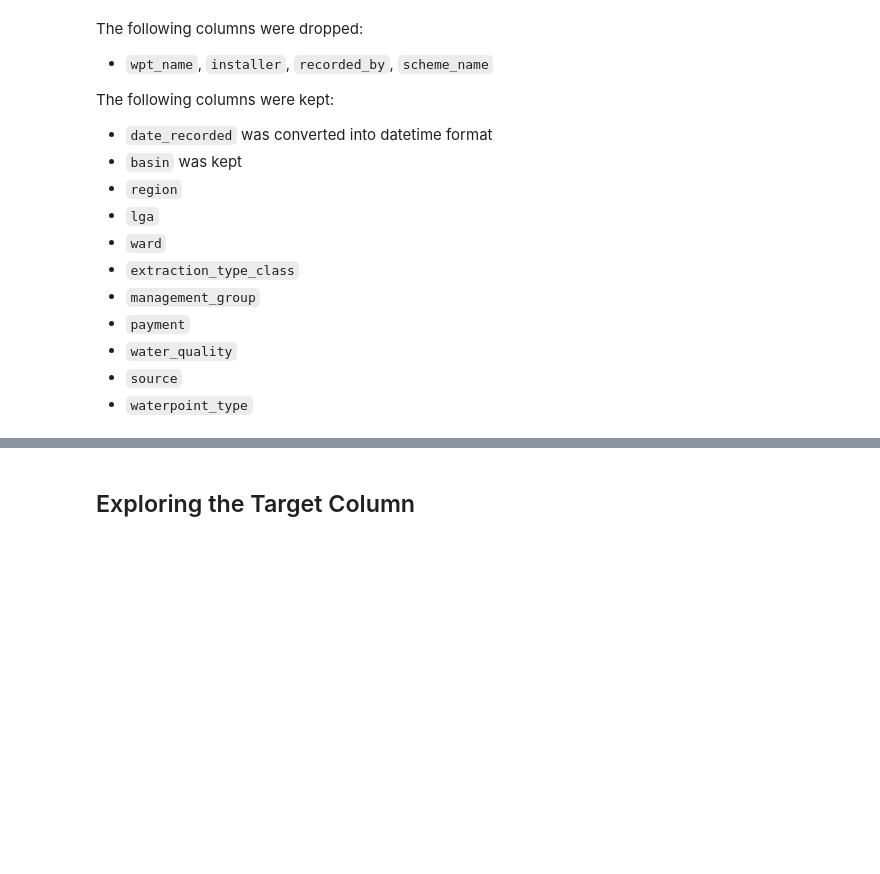
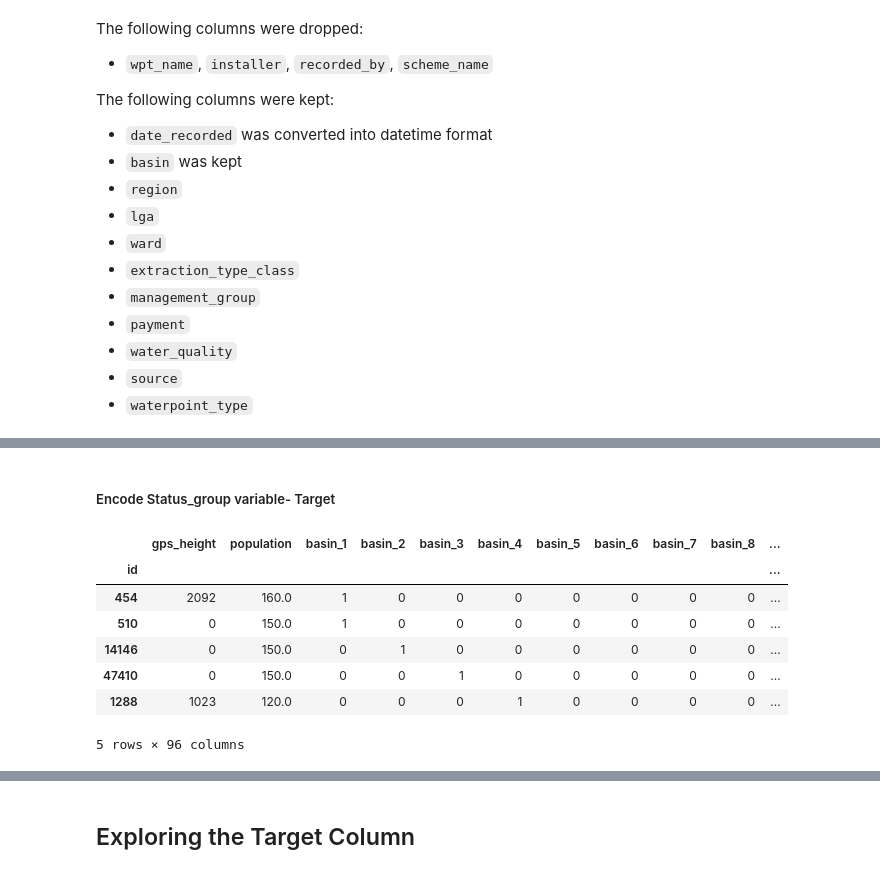
Before and after one commit to KImondorose/phase_3_project-Pump-it-Up-Data-Mining-the-Water-Table, a Jupyter notebook: notebook.ipynb, the cells around one changed output, grey strips where cells are left out. Cells and saved outputs as stored; diff of their text form; code cells hidden in the pictures; blank space fills up the shorter version.

Commit message:
Started modeling

```diff
--- a/notebook.ipynb
+++ b/notebook.ipynb
@@ -1329,0 +1646,2 @@ The following columns were kept:
+# %%
+Xy_init[initial_object_cols] = Xy_init[initial_object_cols].astype("category")
@@ -1329,0 +1679,4 @@ The following columns were kept:
+# %%
+X = Xy_init.drop(['status_group'], axis=1)
+
+y = Xy_init['status_group']
@@ -1329,0 +1685,6 @@ The following columns were kept:
+# %%
+# split X and y into training and testing sets
+
+from sklearn.model_selection import train_test_split
+
+X_train, X_test, y_train, y_test = train_test_split(X, y, test_size = 0.2, random_state = 42)
@@ -1329,0 +1834,14 @@ The following columns were kept:
+# %%
+# using ohe Recommended
+
+import category_encoders as ce
+
+ohe = ce.one_hot.OneHotEncoder(cols=['basin','month_recorded','region', 'extraction_type_class', 'management_group', 'payment', 'water_quality',
+                             'quantity', 'source', 'waterpoint_type'], handle_missing="value", handle_unknown="ignore")
+
+ohe.fit(X_train)
+
+X_train = ohe.transform(X_train)
+X_test = ohe.transform(X_test)
+# %% [markdown]
+##### Encode Status_group variable- Target
@@ -1329,0 +1856,11 @@ The following columns were kept:
+# %%
+X_train.head()
+# %% [output]
+|  | gps_height | population | basin_1 | basin_2 | basin_3 | basin_4 | basin_5 | basin_6 | basin_7 | basin_8 | ... |
+| id |  |  |  |  |  |  |  |  |  |  | ... |
+| 454 | 2092 | 160.0 | 1 | 0 | 0 | 0 | 0 | 0 | 0 | 0 | ... |
+| 510 | 0 | 150.0 | 1 | 0 | 0 | 0 | 0 | 0 | 0 | 0 | ... |
+| 14146 | 0 | 150.0 | 0 | 1 | 0 | 0 | 0 | 0 | 0 | 0 | ... |
+| 47410 | 0 | 150.0 | 0 | 0 | 1 | 0 | 0 | 0 | 0 | 0 | ... |
+| 1288 | 1023 | 120.0 | 0 | 0 | 0 | 1 | 0 | 0 | 0 | 0 | ... |
+5 rows × 96 columns
```
Also changed, not shown: parts of 125 cells of this notebook.
